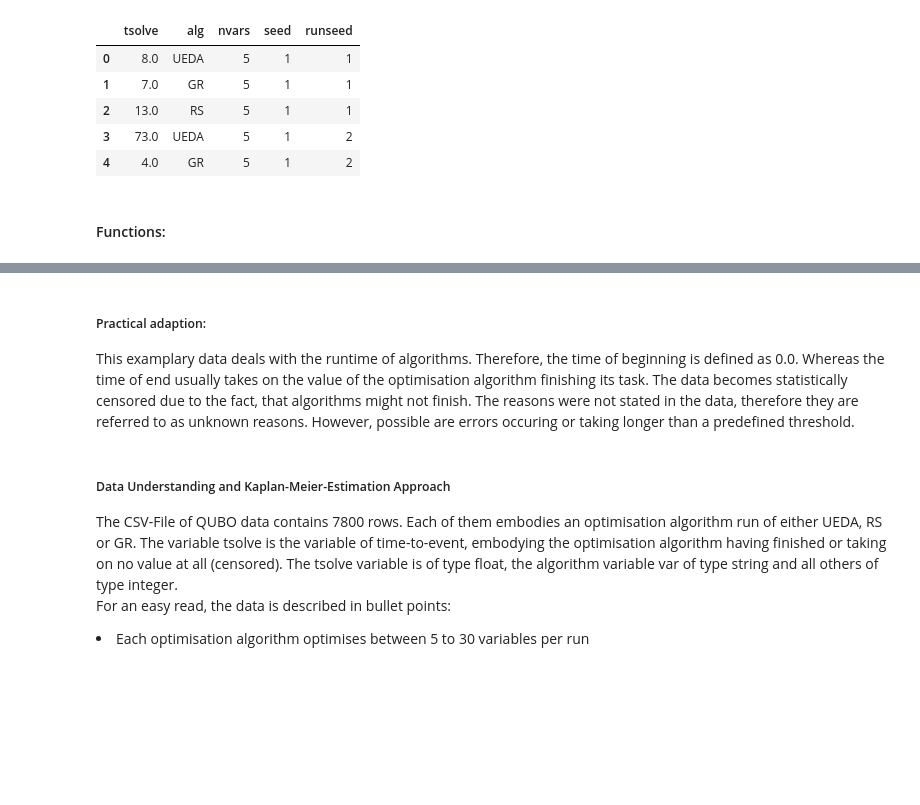
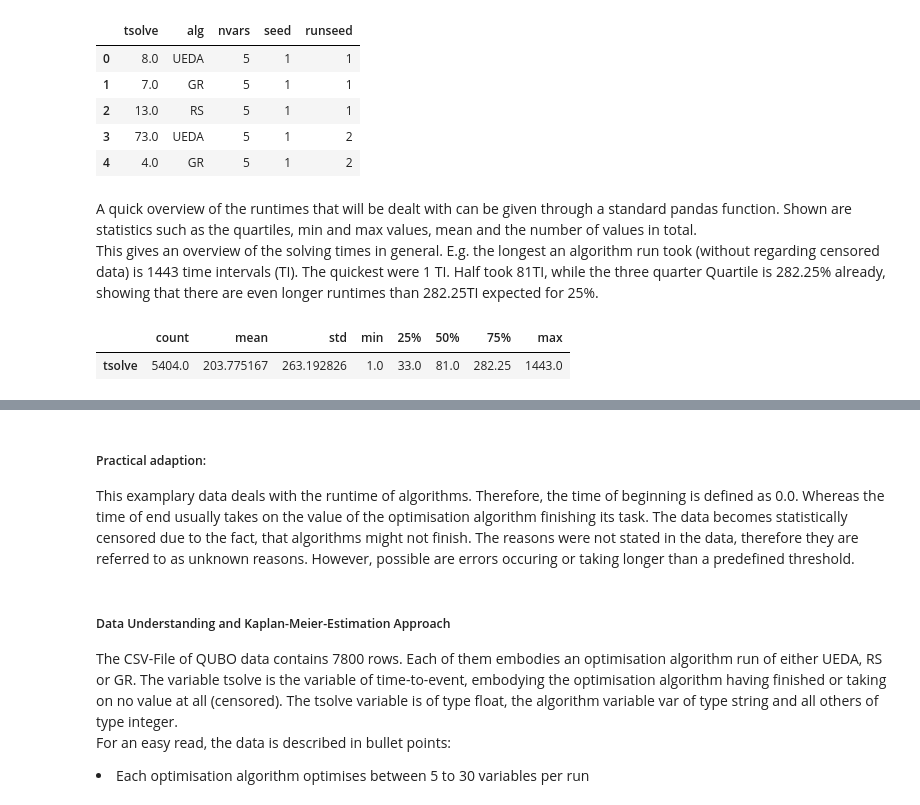
Before and after one commit to denizterzioglu/sabbo, a Jupyter notebook: ANotebook.ipynb, the cells around one changed output, grey strips where cells are left out. Drawn from its saved outputs; the diff is of its cells as text; code cells hidden in the pictures; blank space fills up the shorter version.

```diff
--- a/ANotebook.ipynb
+++ b/ANotebook.ipynb
@@ -49,8 +49,14 @@ originDf.head()
 | 2 | 13.0 | RS | 5 | 1 | 1 |
 | 3 | 73.0 | UEDA | 5 | 1 | 2 |
 | 4 | 4.0 | GR | 5 | 1 | 2 |
-# %% [markdown]
-#### Functions:
+# %% [markdown]
+A quick overview of the runtimes that will be dealt with can be given through a standard pandas function. Shown are statistics such as the quartiles, min and max values, mean and the number of values in total.<br>
+This gives an overview of the solving times in general. E.g. the longest an algorithm run took (without regarding censored data) is 1443 time intervals (TI). The quickest were 1 TI. Half took 81TI, while the three quarter Quartile is 282.25% already, showing that there are even longer runtimes than 282.25TI expected for 25%.
+# %%
+pd.DataFrame(originDf["tsolve"].describe()).transpose()
+# %% [output]
+|  | count | mean | std | min | 25% | 50% | 75% | max |
+| tsolve | 5404.0 | 203.775167 | 263.192826 | 1.0 | 33.0 | 81.0 | 282.25 | 1443.0 |
 # %% [markdown]
 ### Topic 1: Kaplan-Meier-Curve
 According to Rich et. al (2014) the Kaplan-Meier-Curve originates from Survival-Time analysis. Therefore, the method is used in order to estimate the time-to-event. Therefore, a time of beginning is defined, as well as a time of end.<br>
```
Also changed, not shown: parts of 8 cells of this notebook.
